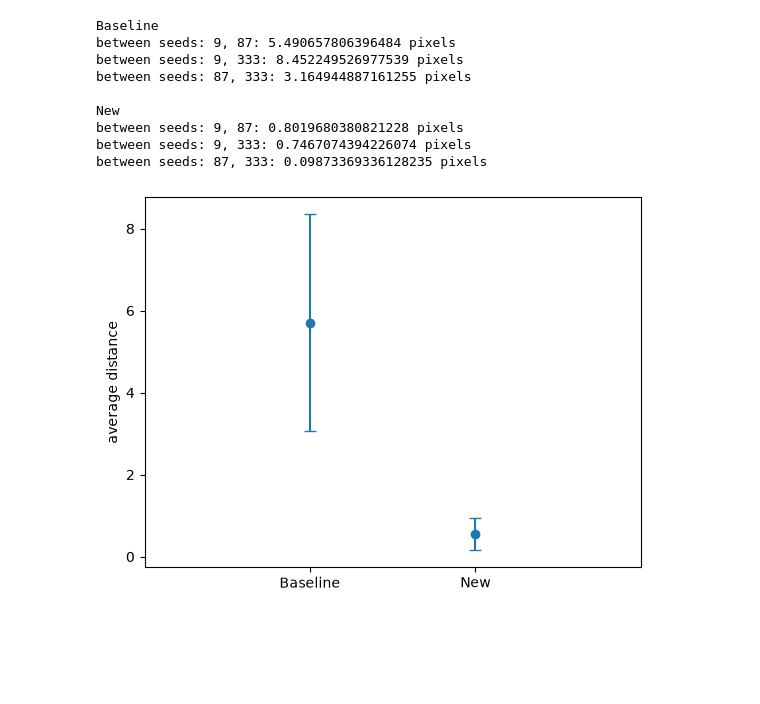
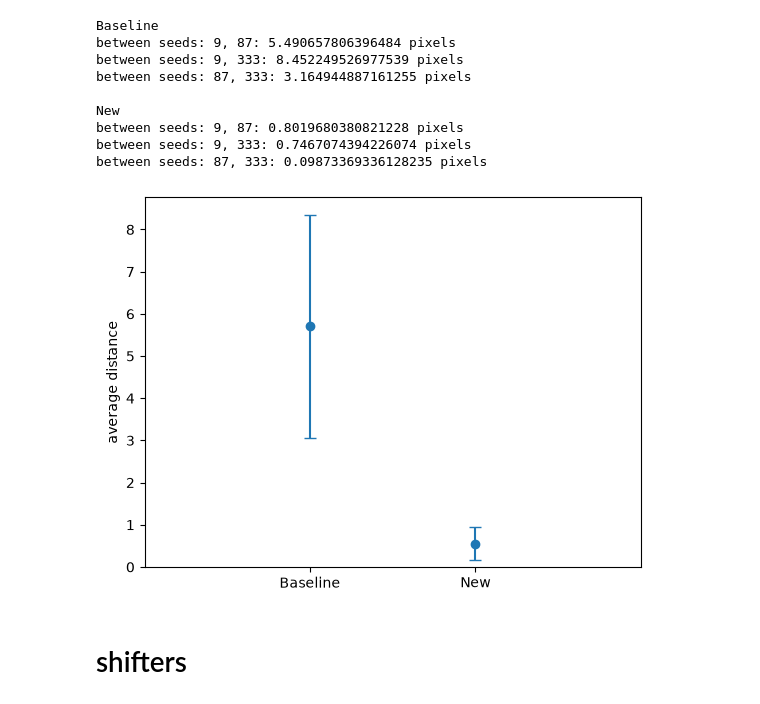
Before and after one commit to NathanSoeding/sensorium, a Jupyter notebook: analysis/paper_plots.ipynb, the cells around one changed output. Drawn from its saved outputs; the diff is of its cells as text; code cells hidden in the pictures; blank space fills up the shorter version.

Commit message:
shifter plots

```diff
--- a/analysis/paper_plots.ipynb
+++ b/analysis/paper_plots.ipynb
@@ -454,8 +454,11 @@ between seeds: 87, 333: 0.09873369336128235 pixels
 # %%
 plt.errorbar([0, 1], means.values(), yerr=stds.values(), fmt='o', capsize=4)
 plt.xticks([0, 1], means.keys())
 plt.xlim(-1, 2)
+plt.ylim(0)
 plt.ylabel('average distance')
 plt.show()
 # %% [output]
-[figure, old version]
+[figure, new version]
+# %% [markdown]
+# shifters
```
Also changed, not shown: parts of 5 cells of this notebook.
